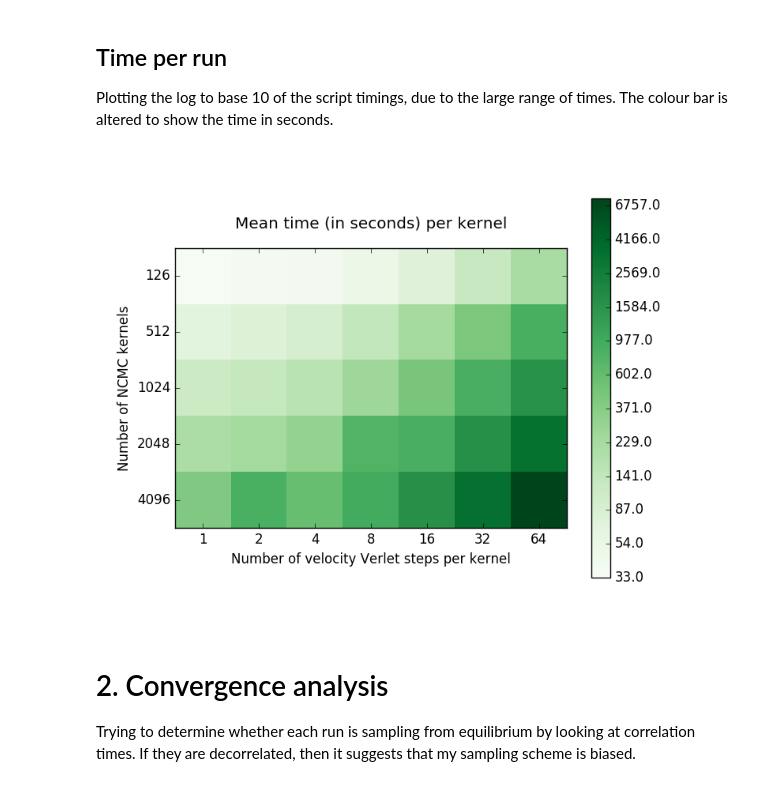
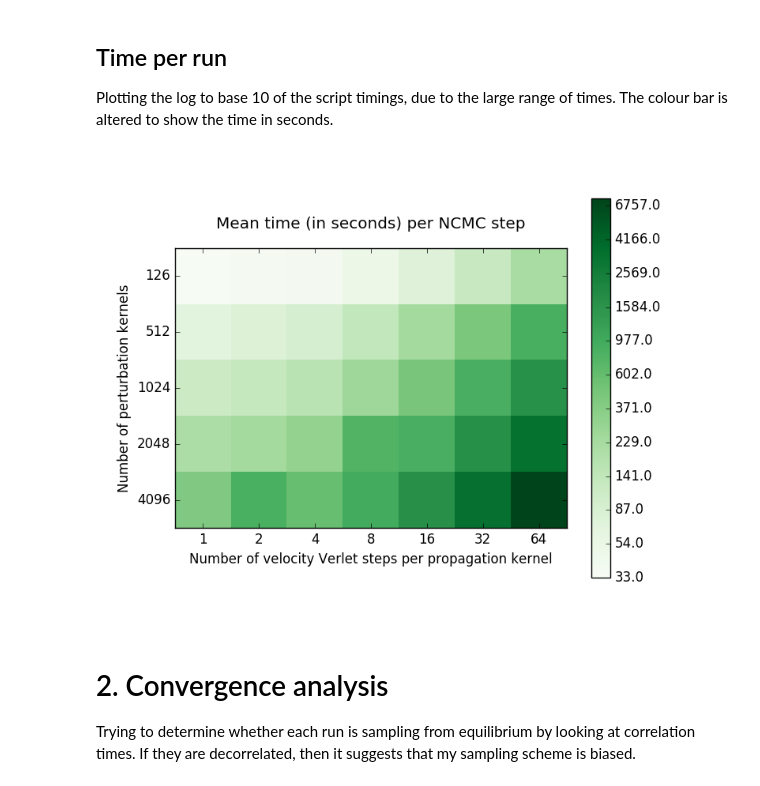
Before and after one commit to choderalab/saltswap, a Jupyter notebook: Acceptance-Study/AnalyseNCMC.ipynb, the cells around one changed output. Saved outputs shown, nothing was run; the diff lists cells and outputs as text; code cells hidden in the pictures.

Commit message:
Improved graph titles.

```diff
--- a/Acceptance-Study/AnalyseNCMC.ipynb
+++ b/Acceptance-Study/AnalyseNCMC.ipynb
@@ -112,28 +112,28 @@ Plotting the log to base 10 of the script timings, due to the large range of tim
 # %%
 logtimes = np.log10(MeanTime)
 lt = np.arange(np.min(logtimes),np.max(logtimes),0.21)
 t = np.round(10**lt)
 
 fig = plt.figure()
 ax = fig.add_subplot(111)
 cax = ax.matshow(logtimes,cmap=plt.cm.Greens,interpolation='none')
 #fig.colorbar(cax)
 fig.colorbar(cax,ticks=lt).set_ticklabels(t, update_ticks=True)
 
 ax.set_xticklabels(['']+nvsteps)
 ax.xaxis.set_tick_params(labelbottom='on',labeltop='off')
 ax.set_yticklabels(['']+nkernals)
 
-ax.set_title('Mean time (in seconds) per kernel')
-ax.set_ylabel("Number of NCMC kernels")
-ax.set_xlabel("Number of velocity Verlet steps per kernel")
+ax.set_title('Mean time (in seconds) per NCMC step')
+ax.set_ylabel("Number of perturbation kernels")
+ax.set_xlabel("Number of velocity Verlet steps per propagation kernel")
 ax.xaxis.set_label_position('bottom')
 
 #fig.set_title('Acceptance Probability')
 plt.savefig("MeanTime.png", format='png')
 Image("MeanTime.png")
 # %% [output]
-[figure, old version]
+[figure, new version]
 # %% [markdown]
 # 2. Convergence analysis
 Trying to determine whether each run is sampling from equilibrium by looking at correlation times. If they are decorrelated, then it suggests that my sampling scheme is biased.
```
Also changed, not shown: parts of 4 cells of this notebook.
